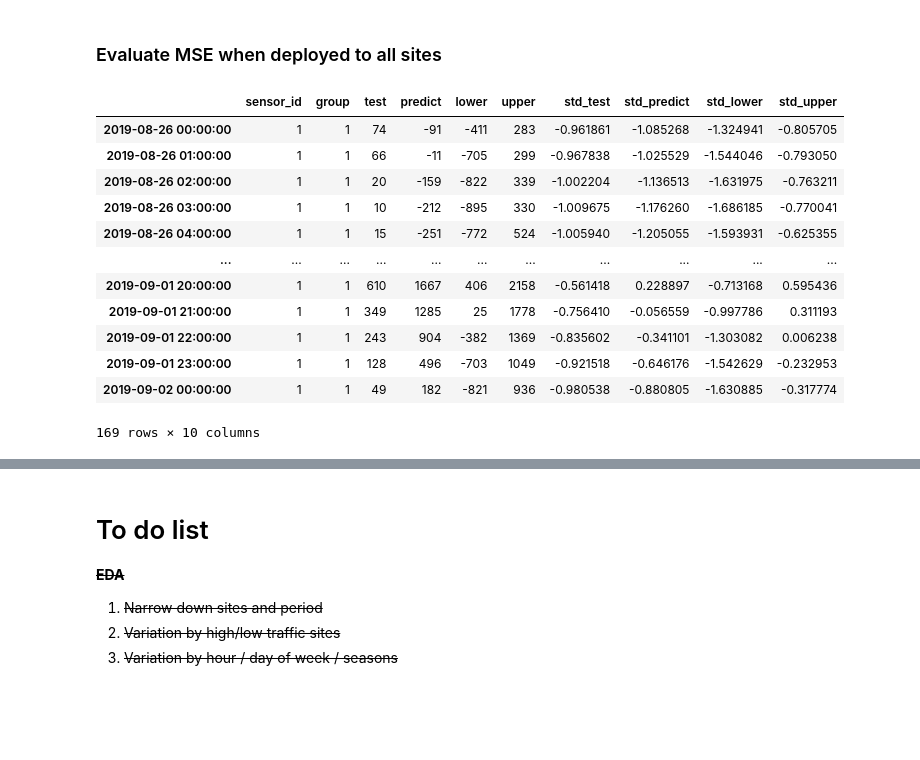
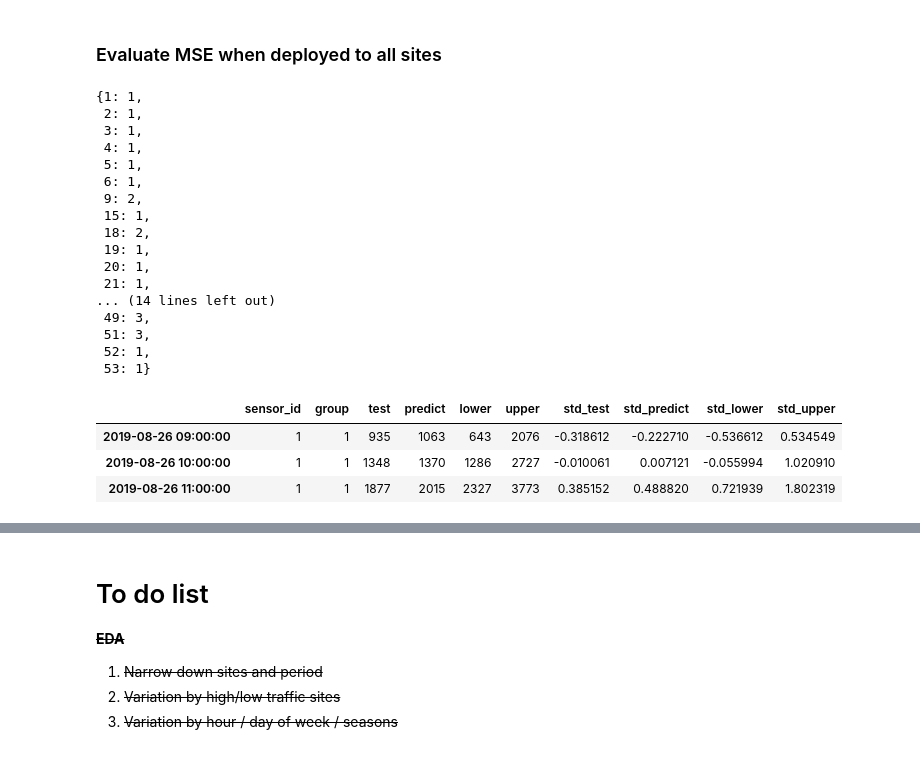
Before and after one commit to khairulomar/Melbourne_pedestrian, a Jupyter notebook: Melbourne_pedestrian.ipynb, the cells around one changed output, grey strips where cells are left out. Cells and saved outputs as stored; diff of their text form; code cells hidden in the pictures; blank space fills up the shorter version.

```diff
--- a/Melbourne_pedestrian.ipynb
+++ b/Melbourne_pedestrian.ipynb
@@ -1217,6 +1217,26 @@ plt.show()
 [figure]
 # %% [markdown]
 ### Evaluate MSE when deployed to all sites
+# %%
+grouped_site
+# %% [output]
+{1: 1,
+ 2: 1,
+ 3: 1,
+ 4: 1,
+ 5: 1,
+ 6: 1,
+ 9: 2,
+ 15: 1,
+ 18: 2,
+ 19: 1,
+ 20: 1,
+ 21: 1,
+... (14 lines left out)
+ 49: 3,
+ 51: 3,
+ 52: 1,
+ 53: 1}
 # %%
 from sklearn.preprocessing import StandardScaler, MinMaxScaler
 from statsmodels.tsa.statespace.sarimax import SARIMAX
@@ -1259,41 +1279,33 @@ def sarima_mse(model, data, scaler, test_start, test_plot_weeks):
 # %%
 model = sarima_std_scaled
 test_start = test_start
 scaler = StandardScaler()
 
 cols=['sensor_id', 'group', 'test','predict','lower','upper',
       'std_test','std_predict','std_lower', 'std_upper']
 dfpredict = pd.DataFrame(columns=cols)
 
 for site in [1]: #df.sensor_id.unique()
     data = dfsite[site]
     data_test, pred, pc_upper, pc_lower, data_test0, pred0, pc_upper0, pc_lower0 = sarima_mse(model, data, scaler, test_start, 1)
 
-    dfpred = pd.DataFrame({'upper':pc_upper0.values.ravel(), 'lower':pc_lower0.values.ravel(),
-                           'predict':pred0.values.ravel(), 'test':data_test0.values.ravel(),
-                           'std_upper':pc_upper.values.ravel(), 'std_lower':pc_lower.values.ravel(),
-                           'std_predict':pred.values.ravel(), 'std_test':data_test.values.ravel()},
+    dfpred = pd.DataFrame({'predict':pred0.values.ravel().clip(0), 'test':data_test0.values.ravel(),
+                           'upper':pc_upper0.values.ravel(), 'lower':pc_lower0.values.ravel().clip(0),
+                           'std_predict':pred.values.ravel().clip(data_test.min()[0]),
+                           'std_test':data_test.values.ravel(), 'std_upper':pc_upper.values.ravel(),
+                           'std_lower':pc_lower.values.ravel().clip(data_test.min()[0])},
                           index=data_test.index)
     dfpred[['test','predict','lower','upper']] = dfpred[['test','predict','lower','upper']].astype('int')
     dfpred['sensor_id'] = site
     dfpred['group'] = dfpred['sensor_id'].map(grouped_site)
     dfpred = dfpred[cols]
     dfpredict = pd.concat([dfpredict, dfpred])
 
-dfpredict
+dfpredict.iloc[9:12]
 # %% [output]
 |  | sensor_id | group | test | predict | lower | upper | std_test | std_predict | std_lower | std_upper |
-| 2019-08-26 00:00:00 | 1 | 1 | 74 | -91 | -411 | 283 | -0.961861 | -1.085268 | -1.324941 | -0.805705 |
-| 2019-08-26 01:00:00 | 1 | 1 | 66 | -11 | -705 | 299 | -0.967838 | -1.025529 | -1.544046 | -0.793050 |
-| 2019-08-26 02:00:00 | 1 | 1 | 20 | -159 | -822 | 339 | -1.002204 | -1.136513 | -1.631975 | -0.763211 |
-| 2019-08-26 03:00:00 | 1 | 1 | 10 | -212 | -895 | 330 | -1.009675 | -1.176260 | -1.686185 | -0.770041 |
-| 2019-08-26 04:00:00 | 1 | 1 | 15 | -251 | -772 | 524 | -1.005940 | -1.205055 | -1.593931 | -0.625355 |
-| ... | ... | ... | ... | ... | ... | ... | ... | ... | ... | ... |
-| 2019-09-01 20:00:00 | 1 | 1 | 610 | 1667 | 406 | 2158 | -0.561418 | 0.228897 | -0.713168 | 0.595436 |
-| 2019-09-01 21:00:00 | 1 | 1 | 349 | 1285 | 25 | 1778 | -0.756410 | -0.056559 | -0.997786 | 0.311193 |
-| 2019-09-01 22:00:00 | 1 | 1 | 243 | 904 | -382 | 1369 | -0.835602 | -0.341101 | -1.303082 | 0.006238 |
-| 2019-09-01 23:00:00 | 1 | 1 | 128 | 496 | -703 | 1049 | -0.921518 | -0.646176 | -1.542629 | -0.232953 |
-| 2019-09-02 00:00:00 | 1 | 1 | 49 | 182 | -821 | 936 | -0.980538 | -0.880805 | -1.630885 | -0.317774 |
+| 2019-08-26 09:00:00 | 1 | 1 | 935 | 1063 | 643 | 2076 | -0.318612 | -0.222710 | -0.536612 | 0.534549 |
+| 2019-08-26 10:00:00 | 1 | 1 | 1348 | 1370 | 1286 | 2727 | -0.010061 | 0.007121 | -0.055994 | 1.020910 |
+| 2019-08-26 11:00:00 | 1 | 1 | 1877 | 2015 | 2327 | 3773 | 0.385152 | 0.488820 | 0.721939 | 1.802319 |
-169 rows × 10 columns
 # %%
 fig,ax = plt.subplots(figsize=(15,3))
```
Also changed, not shown: parts of 1 cell of this notebook.
